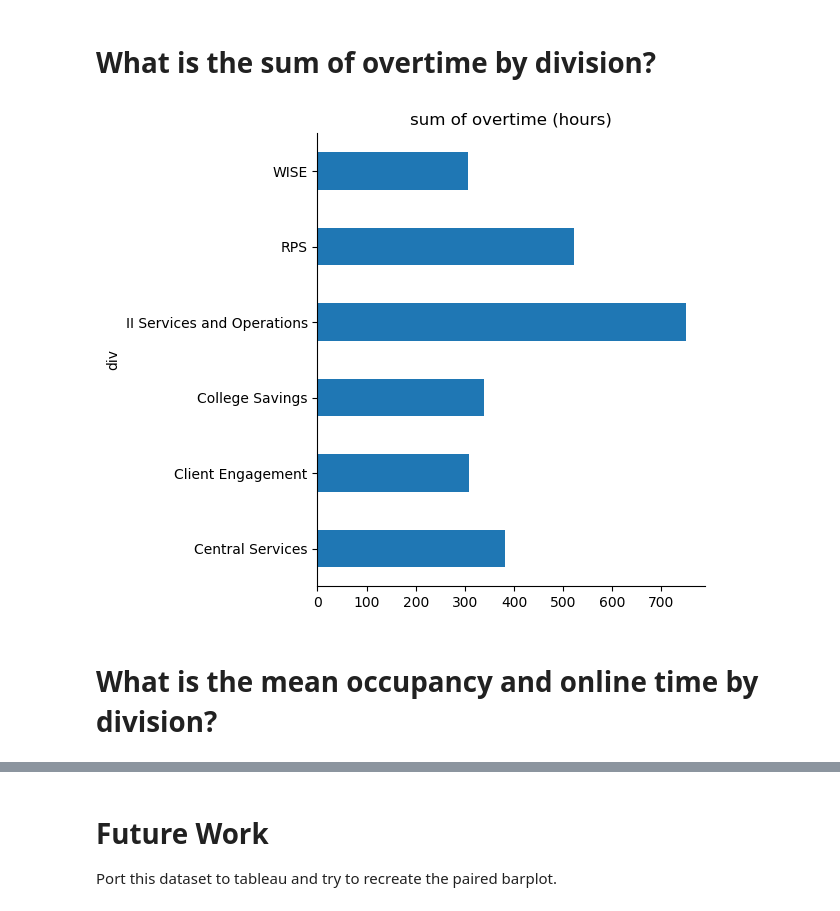
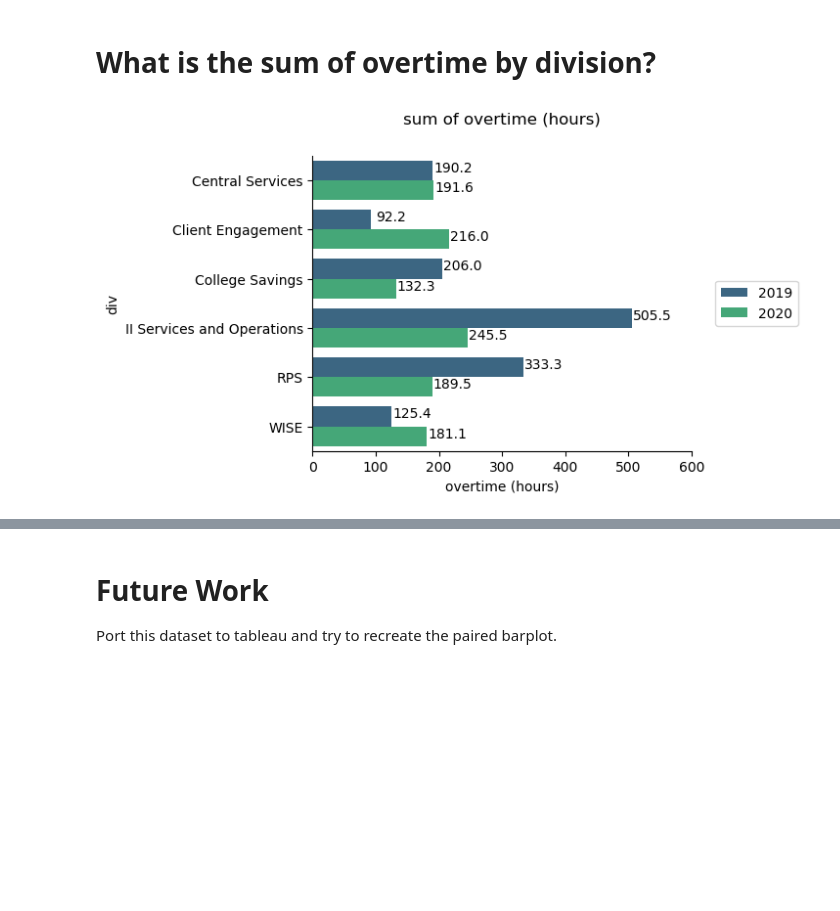
Before and after one commit to majickdave/dji_vol, a Jupyter notebook: YoY_employee/employee_analysis.ipynb, the cells around one changed output, grey strips where cells are left out. Saved outputs shown, nothing was run; the diff lists cells and outputs as text; code cells hidden in the pictures; blank space fills up the shorter version.

```diff
--- a/YoY_employee/employee_analysis.ipynb
+++ b/YoY_employee/employee_analysis.ipynb
@@ -88,15 +88,28 @@ plot_bu(df, 'online time', group='div')
 [figure]
 # %% [markdown]
 # What is the sum of overtime by division?
-# %%
-plt.figure(figsize=(5,6), dpi=100)
-plt.title('sum of overtime (hours)')
-ax = (df1.groupby('div')['overtime (hours)'].sum()).plot.barh()
-ax.spines['right'].set_visible(False)
-ax.spines['top'].set_visible(False)
-plt.show()
-# %% [output]
-[figure, removed]
-# %% [markdown]
-# What is the mean occupancy and online time by division?
+# %%
+plt.figure(figsize=(5,4), dpi=100)
+plt.title('sum of overtime (hours)', y=1.08)
+g = df1.groupby(['div', 'year'])['overtime (hours)'].sum()
+g = g.reset_index(drop=False)
+ax = sns.barplot(data=g, palette='viridis', y='div', x='overtime (hours)', hue='year', errwidth=0)
+for p in ax.patches:
+    height = p.get_height()
+    width = p.get_width()
+    x, y = p.get_xy()
+    ax.annotate(f'{width:.1f}', ((x + width)+30, y + height/2),
+                           ha = 'center', va = 'center',
+                           xytext = (1, 2),
+                           textcoords = 'offset points')
+
+
+ax.set_xlim(0, 600)
+ax.legend(loc='right', bbox_to_anchor=(1.3,0.5))
+ax.spines['right'].set_visible(False)
+ax.spines['top'].set_visible(False)
+
+plt.show()
+# %% [output]
+[figure, added]
 # %%
```
Also changed, not shown: parts of 5 cells of this notebook.
